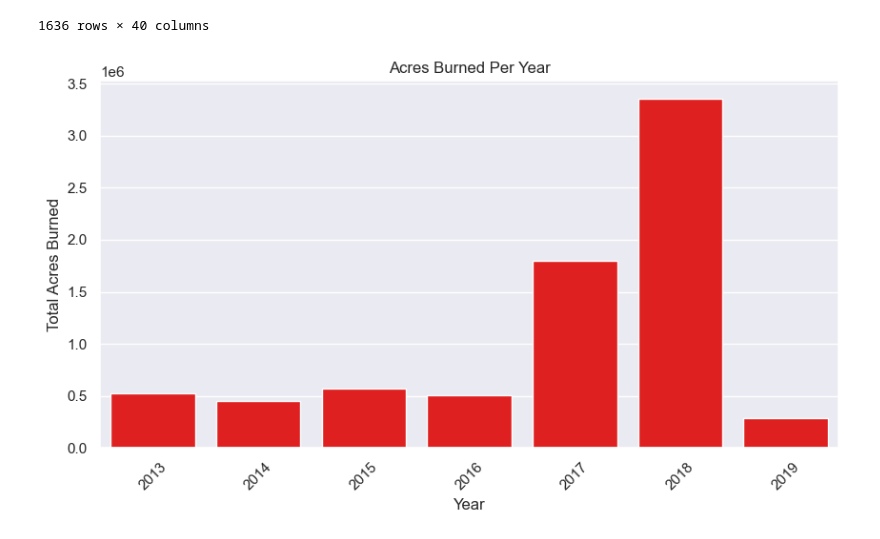
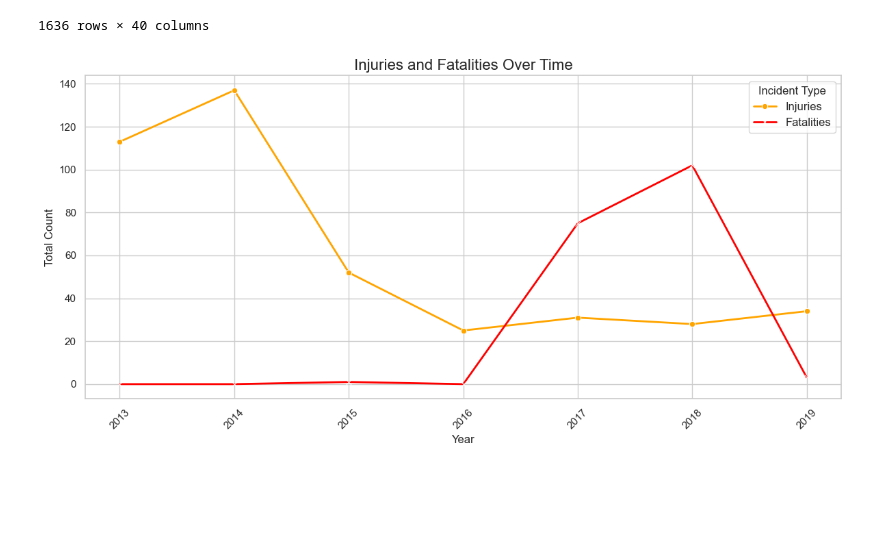
Before and after one commit to estortega/project_1, a Jupyter notebook: Denis_wild_fires_project_week_1.ipynb, the cells around one changed output. Drawn from its saved outputs; the diff is of its cells as text; code cells hidden in the pictures; blank space fills up the shorter version.

Commit message:
Added the three graphs that I needed to answer my question and also see correlations between those graphs.

```diff
--- a/Denis_wild_fires_project_week_1.ipynb
+++ b/Denis_wild_fires_project_week_1.ipynb
@@ -77,14 +77,20 @@ sns.set_theme(style="darkgrid")
 # %%
 # Ensure only numeric columns are aggregated
 calfire_grouped = calfire.groupby('YearStarted', as_index=False).sum(numeric_only=True)
+# %%
+# Set Seaborn style for beautiful visuals
+sns.set_theme(style="whitegrid")
 # %%
-# Plot 1: Acres Burned Per Year
-plt.figure(figsize=(10,5))
-sns.barplot(data=calfire_grouped, x='YearStarted', y='AcresBurned', color='red')
-plt.title('Acres Burned Per Year')
-plt.xlabel('Year')
-plt.ylabel('Total Acres Burned')
+# Plot 1: Injuries and Fatalities Over Time
+plt.figure(figsize=(12, 6))
+sns.lineplot(data=calfire_grouped, x='YearStarted', y='Injuries', label='Injuries', marker='o', color='orange', linewidth=2)
+sns.lineplot(data=calfire_grouped, x='YearStarted', y='Fatalities', label='Fatalities', marker='x', color='red', linewidth=2)
+plt.title('Injuries and Fatalities Over Time', fontsize=16)
+plt.xlabel('Year', fontsize=12)
+plt.ylabel('Total Count', fontsize=12)
+plt.legend(title='Incident Type', fontsize=12)
 plt.xticks(rotation=45)
+plt.tight_layout()
 plt.show()
 # %% [output]
-[figure, old version]
+[figure, new version]
```
Also changed, not shown: parts of 5 cells of this notebook.
